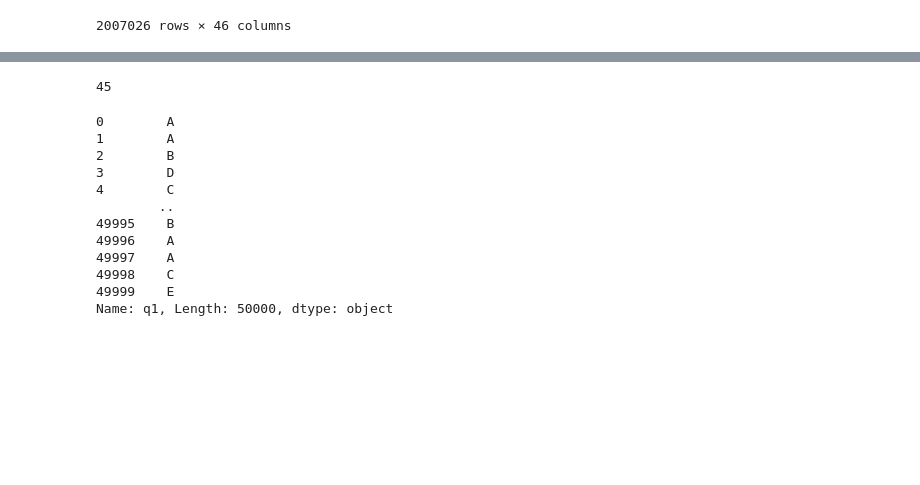
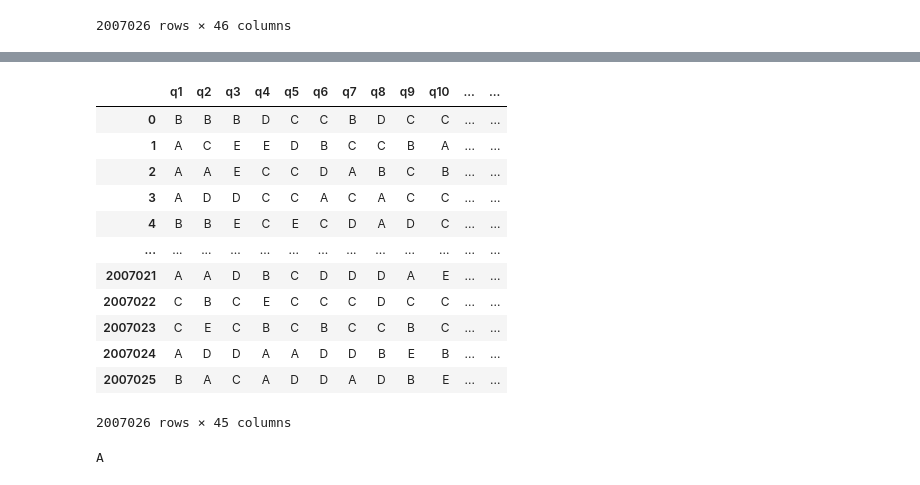
Before and after one commit to Gus-1003/Projeto_Pesquisa_Enem, a Jupyter notebook: Enem2021_organizado_correção.ipynb, the cells around one changed output, grey strips where cells are left out. Saved outputs shown, nothing was run; the diff lists cells and outputs as text; code cells hidden in the pictures; blank space fills up the shorter version.

```diff
--- a/Enem2021_organizado_correção.ipynb
+++ b/Enem2021_organizado_correção.ipynb
@@ -117,3 +57,25 @@ data
+# %%
+df_amostra = data.iloc[:,1:46]
+df_amostra = df_amostra.reset_index(drop=True)
+df_amostra
+# %% [output]
+|  | q1 | q2 | q3 | q4 | q5 | q6 | q7 | q8 | q9 | q10 | ... | ... |
+| 0 | B | B | B | D | C | C | B | D | C | C | ... | ... |
+| 1 | A | C | E | E | D | B | C | C | B | A | ... | ... |
+| 2 | A | A | E | C | C | D | A | B | C | B | ... | ... |
+| 3 | A | D | D | C | C | A | C | A | C | C | ... | ... |
+| 4 | B | B | E | C | E | C | D | A | D | C | ... | ... |
+| ... | ... | ... | ... | ... | ... | ... | ... | ... | ... | ... | ... | ... |
+| 2007021 | A | A | D | B | C | D | D | D | A | E | ... | ... |
+| 2007022 | C | B | C | E | C | C | C | D | C | C | ... | ... |
+| 2007023 | C | E | C | B | C | B | C | C | B | C | ... | ... |
+| 2007024 | A | D | D | A | A | D | D | B | E | B | ... | ... |
+| 2007025 | B | A | C | A | D | D | A | D | B | E | ... | ... |
+2007026 rows × 45 columns
 # %%
 # Define o gabarito das questões
 gabarito = ['A', 'D', 'C', 'D', 'C', 'D', 'B', 'B', 'B', 'E', 'C', 'D', 'C', 'C', 'D', 'C', 'B', 'C', 'B', 'D', 'A', 'B', 'C', 'A', 'A', 'D', 'C', 'B', 'E', 'B', 'A', 'B', 'E', 'E', 'B', 'B', 'B', 'C', 'A', 'B', 'E', 'D', 'E', 'D', 'E']
+#gabarit = ['1', 'D', 'C', 'D', 'C', 'D', 'B', 'B', 'B', '10', 'C', 'D', 'C', 'C', 'D', 'C', 'B', 'C', 'B', '20', 'A', 'B', 'C', 'A', 'A', 'D', 'C', 'B', 'E', '30', 'A', 'B', 'E', 'E', '35', 'B', 'B', 'C', 'A', '40', 'E', 'D', 'E', 'D', '45']
+print(gabarito[0])
+# %% [output]
+A
@@ -122,4 +81,0 @@ respostas = {'A': 0, 'B': 1, 'C': 2, 'D': 3, 'E': 4}
-# %%
-len(gabarito)
-# %% [output]
-45
@@ -130,20 +81,0 @@ df_amostra = df_amostra.reset_index(drop=True)
-# %%
-# Seleciona apenas as colunas correspondentes às questões
-colunas_questoes = [coluna for coluna in data.columns if coluna.startswith('q')]
-
-respostas_alunos = df_amostra[colunas_questoes] # lista com as respostas dos alunos
-
-respostas_alunos['q1']
-# %% [output]
-0        A
-1        A
-2        B
-3        D
-4        C
-        ..
-49995    B
-49996    A
-49997    A
-49998    C
-49999    E
-Name: q1, Length: 50000, dtype: object
```
Also changed, not shown: parts of 20 cells of this notebook.
